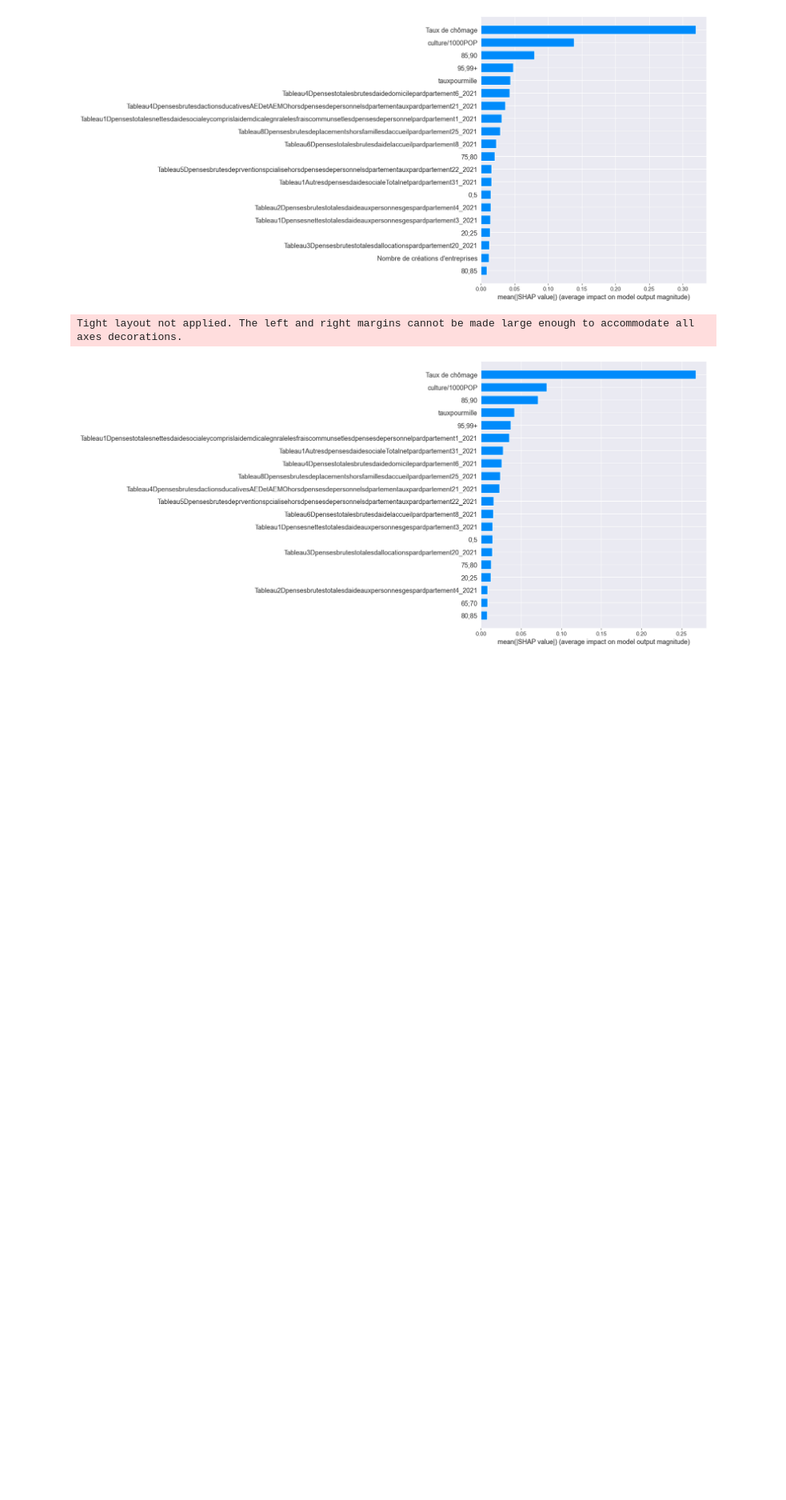
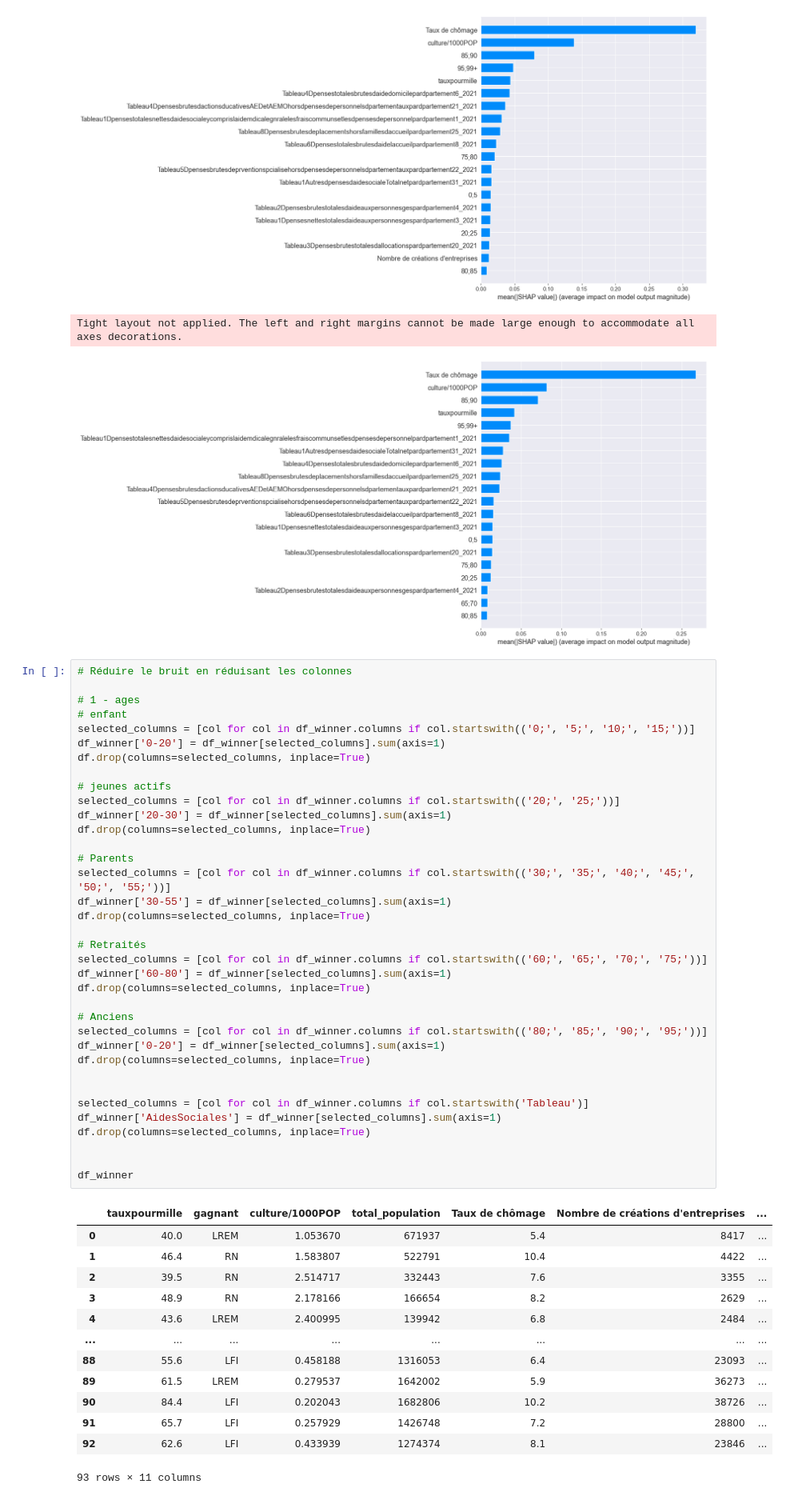
Before and after one commit to Gastonpallas/mspr-election, a Jupyter notebook: IA/XgBoost.ipynb, the cells around one changed output. Shown at 80% size. Drawn from its saved outputs; the diff is of its cells as text; blank space fills up the shorter version.

```diff
--- a/IA/XgBoost.ipynb
+++ b/IA/XgBoost.ipynb
@@ -271,3 +249,53 @@ Tight layout not applied. The left and right margins cannot be made large enough
 [figure]
 Tight layout not applied. The left and right margins cannot be made large enough to accommodate all axes decorations.
 [figure]
+# %%
+# Réduire le bruit en réduisant les colonnes
+
+# 1 - ages
+# enfant
+selected_columns = [col for col in df_winner.columns if col.startswith(('0;', '5;', '10;', '15;'))]
+df_winner['0-20'] = df_winner[selected_columns].sum(axis=1)
+df.drop(columns=selected_columns, inplace=True)
+
+# jeunes actifs
+selected_columns = [col for col in df_winner.columns if col.startswith(('20;', '25;'))]
+df_winner['20-30'] = df_winner[selected_columns].sum(axis=1)
+df.drop(columns=selected_columns, inplace=True)
+
+# Parents
+selected_columns = [col for col in df_winner.columns if col.startswith(('30;', '35;', '40;', '45;', '50;', '55;'))]
+df_winner['30-55'] = df_winner[selected_columns].sum(axis=1)
+df.drop(columns=selected_columns, inplace=True)
+
+# Retraités
+selected_columns = [col for col in df_winner.columns if col.startswith(('60;', '65;', '70;', '75;'))]
+df_winner['60-80'] = df_winner[selected_columns].sum(axis=1)
+df.drop(columns=selected_columns, inplace=True)
+
+# Anciens
+selected_columns = [col for col in df_winner.columns if col.startswith(('80;', '85;', '90;', '95;'))]
+df_winner['0-20'] = df_winner[selected_columns].sum(axis=1)
+df.drop(columns=selected_columns, inplace=True)
+
+
+selected_columns = [col for col in df_winner.columns if col.startswith('Tableau')]
+df_winner['AidesSociales'] = df_winner[selected_columns].sum(axis=1)
+df.drop(columns=selected_columns, inplace=True)
+
+
+df_winner
+# %% [output]
+|  | tauxpourmille | gagnant | culture/1000POP | total_population | Taux de chômage | Nombre de créations d'entreprises | ... |
+| 0 | 40.0 | LREM | 1.053670 | 671937 | 5.4 | 8417 | ... |
+| 1 | 46.4 | RN | 1.583807 | 522791 | 10.4 | 4422 | ... |
+| 2 | 39.5 | RN | 2.514717 | 332443 | 7.6 | 3355 | ... |
+| 3 | 48.9 | RN | 2.178166 | 166654 | 8.2 | 2629 | ... |
+| 4 | 43.6 | LREM | 2.400995 | 139942 | 6.8 | 2484 | ... |
+| ... | ... | ... | ... | ... | ... | ... | ... |
+| 88 | 55.6 | LFI | 0.458188 | 1316053 | 6.4 | 23093 | ... |
+| 89 | 61.5 | LREM | 0.279537 | 1642002 | 5.9 | 36273 | ... |
+| 90 | 84.4 | LFI | 0.202043 | 1682806 | 10.2 | 38726 | ... |
+| 91 | 65.7 | LFI | 0.257929 | 1426748 | 7.2 | 28800 | ... |
+| 92 | 62.6 | LFI | 0.433939 | 1274374 | 8.1 | 23846 | ... |
+93 rows × 11 columns
```
Also changed, not shown: parts of 7 cells of this notebook.
